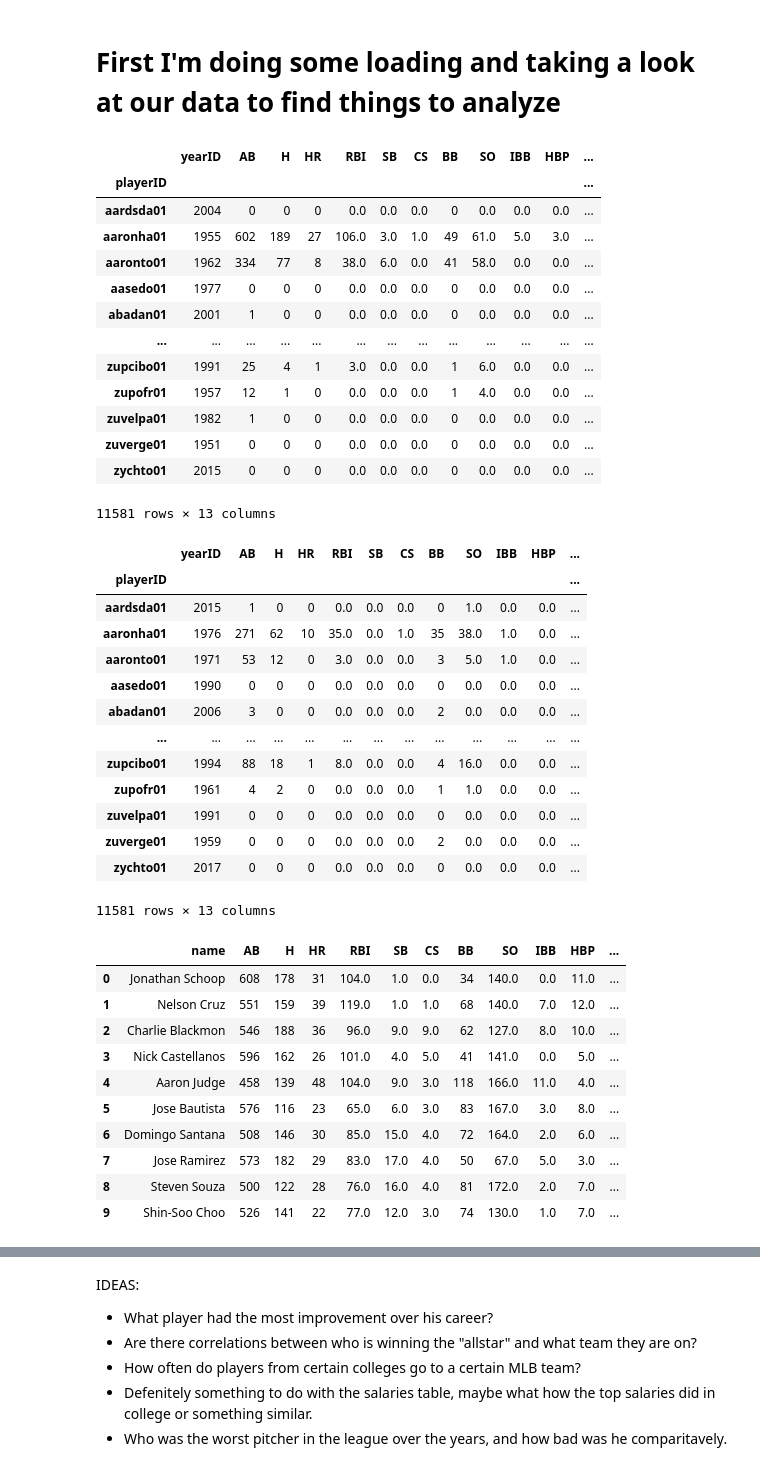
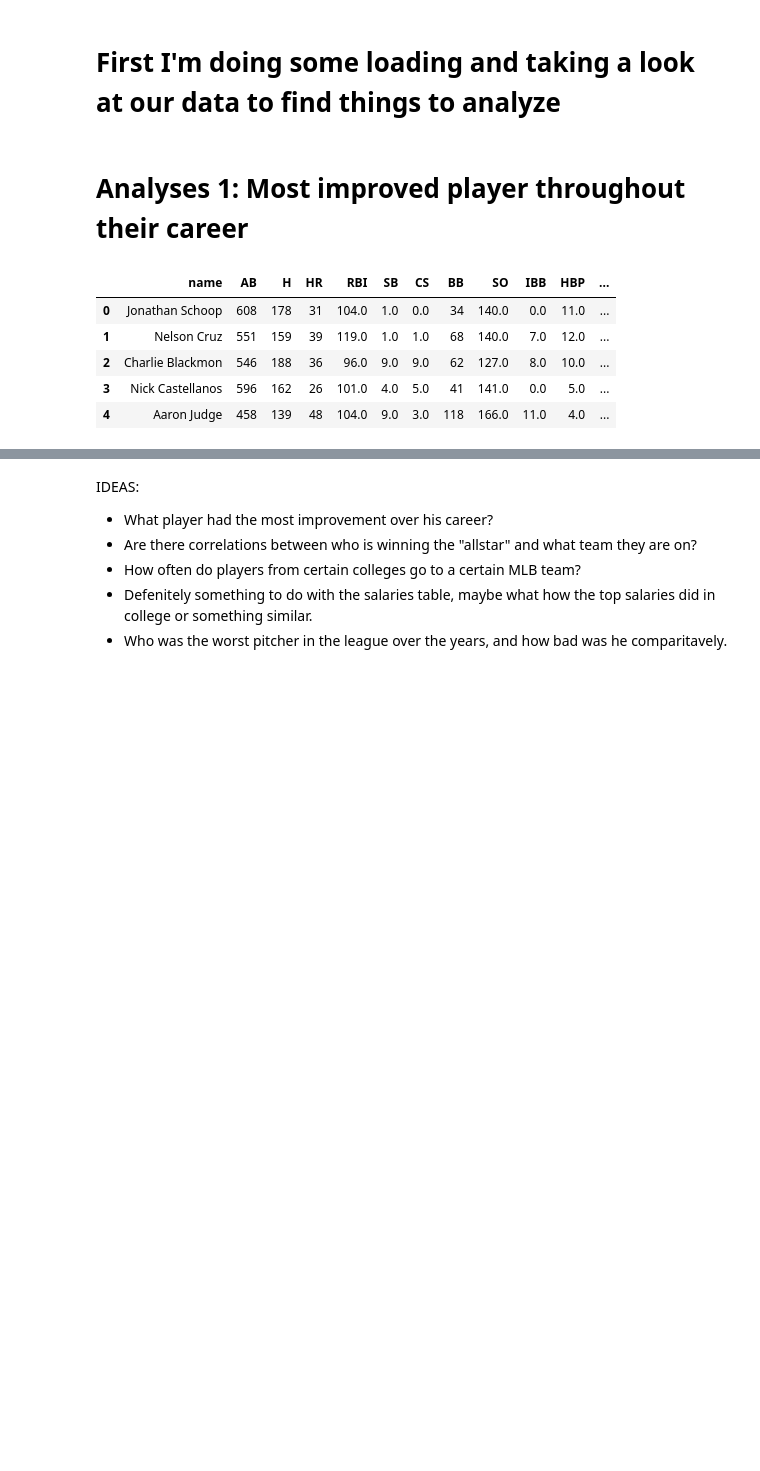
Before and after one commit to Treyson-Grange/cs5830_project1, a Jupyter notebook: project1.ipynb, the cells around one changed output, grey strips where cells are left out. Cells and saved outputs as stored; diff of their text form; code cells hidden in the pictures; blank space fills up the shorter version.

Commit message:
analyses 1

```diff
--- a/project1.ipynb
+++ b/project1.ipynb
@@ -90,6 +90,8 @@ import matplotlib.pyplot as plt
 # teamsHalf = pd.read_csv('baseball/core/TeamsHalf.csv')
 # display(teamsHalf.head())
 #Thanks copilot!
+# %% [markdown]
+# Analyses 1: Most improved player throughout their career
 # %%
 # AB = At Bats
 # H = Hits
@@ -137,70 +139,37 @@ battingFirstLast['SF'] = battingFirstLast['SF_y'] - battingFirstLast['SF_x']
 #rid more columns
 battingFirstLast = battingFirstLast[['AB', 'H', 'HR', 'RBI', 'SB', 'CS', 'BB', 'SO', 'IBB', 'HBP', 'SH', 'SF']]
 
 battingFirstLast['Sum'] = battingFirstLast.sum(axis=1)
 
 #sort
 battingFirstLast = battingFirstLast.sort_values(by=['Sum'], ascending=False)
 battingFirstLast = battingFirstLast.drop(columns=['Sum'])
 
 #get name
 people = pd.read_csv('baseball/core/People.csv')
 
 #merge with names
 battingFirstLastName = pd.merge(battingFirstLast, people, on='playerID')
 
 battingFirstLastName = battingFirstLastName[['nameFirst', 'nameLast', 'AB', 'H', 'HR', 'RBI', 'SB', 'CS', 'BB', 'SO', 'IBB', 'HBP', 'SH', 'SF']]
 
 #show top 10
-battingFirstLastName = battingFirstLastName.head(10)
+battingFirstLastName = battingFirstLastName.head(5)
 
 #getnames
 battingFirstLastName['nameFirst'] = battingFirstLastName['nameFirst'] + ' '
 battingFirstLastName['nameLast'] = battingFirstLastName['nameLast'] + ' '
 battingFirstLastName['name'] = battingFirstLastName['nameFirst'] + battingFirstLastName['nameLast']
 
 # Now let's get rid of the columns we don't need
 battingFirstLastName = battingFirstLastName[['name', 'AB', 'H', 'HR', 'RBI', 'SB', 'CS', 'BB', 'SO', 'IBB', 'HBP', 'SH', 'SF']]
 display(battingFirstLastName)
 
 #now lets make a graph using seaborn
 # %% [output]
-|  | yearID | AB | H | HR | RBI | SB | CS | BB | SO | IBB | HBP | ... |
-| playerID |  |  |  |  |  |  |  |  |  |  |  | ... |
-| aardsda01 | 2004 | 0 | 0 | 0 | 0.0 | 0.0 | 0.0 | 0 | 0.0 | 0.0 | 0.0 | ... |
-| aaronha01 | 1955 | 602 | 189 | 27 | 106.0 | 3.0 | 1.0 | 49 | 61.0 | 5.0 | 3.0 | ... |
-| aaronto01 | 1962 | 334 | 77 | 8 | 38.0 | 6.0 | 0.0 | 41 | 58.0 | 0.0 | 0.0 | ... |
-| aasedo01 | 1977 | 0 | 0 | 0 | 0.0 | 0.0 | 0.0 | 0 | 0.0 | 0.0 | 0.0 | ... |
-| abadan01 | 2001 | 1 | 0 | 0 | 0.0 | 0.0 | 0.0 | 0 | 0.0 | 0.0 | 0.0 | ... |
-| ... | ... | ... | ... | ... | ... | ... | ... | ... | ... | ... | ... | ... |
-| zupcibo01 | 1991 | 25 | 4 | 1 | 3.0 | 0.0 | 0.0 | 1 | 6.0 | 0.0 | 0.0 | ... |
-| zupofr01 | 1957 | 12 | 1 | 0 | 0.0 | 0.0 | 0.0 | 1 | 4.0 | 0.0 | 0.0 | ... |
-| zuvelpa01 | 1982 | 1 | 0 | 0 | 0.0 | 0.0 | 0.0 | 0 | 0.0 | 0.0 | 0.0 | ... |
-| zuverge01 | 1951 | 0 | 0 | 0 | 0.0 | 0.0 | 0.0 | 0 | 0.0 | 0.0 | 0.0 | ... |
-| zychto01 | 2015 | 0 | 0 | 0 | 0.0 | 0.0 | 0.0 | 0 | 0.0 | 0.0 | 0.0 | ... |
+|  | name | AB | H | HR | RBI | SB | CS | BB | SO | IBB | HBP | ... |
+| 0 | Jonathan Schoop | 608 | 178 | 31 | 104.0 | 1.0 | 0.0 | 34 | 140.0 | 0.0 | 11.0 | ... |
+| 1 | Nelson Cruz | 551 | 159 | 39 | 119.0 | 1.0 | 1.0 | 68 | 140.0 | 7.0 | 12.0 | ... |
+| 2 | Charlie Blackmon | 546 | 188 | 36 | 96.0 | 9.0 | 9.0 | 62 | 127.0 | 8.0 | 10.0 | ... |
+| 3 | Nick Castellanos | 596 | 162 | 26 | 101.0 | 4.0 | 5.0 | 41 | 141.0 | 0.0 | 5.0 | ... |
+| 4 | Aaron Judge | 458 | 139 | 48 | 104.0 | 9.0 | 3.0 | 118 | 166.0 | 11.0 | 4.0 | ... |
-11581 rows × 13 columns
-|  | yearID | AB | H | HR | RBI | SB | CS | BB | SO | IBB | HBP | ... |
-| playerID |  |  |  |  |  |  |  |  |  |  |  | ... |
-| aardsda01 | 2015 | 1 | 0 | 0 | 0.0 | 0.0 | 0.0 | 0 | 1.0 | 0.0 | 0.0 | ... |
-| aaronha01 | 1976 | 271 | 62 | 10 | 35.0 | 0.0 | 1.0 | 35 | 38.0 | 1.0 | 0.0 | ... |
-| aaronto01 | 1971 | 53 | 12 | 0 | 3.0 | 0.0 | 0.0 | 3 | 5.0 | 1.0 | 0.0 | ... |
-| aasedo01 | 1990 | 0 | 0 | 0 | 0.0 | 0.0 | 0.0 | 0 | 0.0 | 0.0 | 0.0 | ... |
-| abadan01 | 2006 | 3 | 0 | 0 | 0.0 | 0.0 | 0.0 | 2 | 0.0 | 0.0 | 0.0 | ... |
-| ... | ... | ... | ... | ... | ... | ... | ... | ... | ... | ... | ... | ... |
-| zupcibo01 | 1994 | 88 | 18 | 1 | 8.0 | 0.0 | 0.0 | 4 | 16.0 | 0.0 | 0.0 | ... |
-| zupofr01 | 1961 | 4 | 2 | 0 | 0.0 | 0.0 | 0.0 | 1 | 1.0 | 0.0 | 0.0 | ... |
-| zuvelpa01 | 1991 | 0 | 0 | 0 | 0.0 | 0.0 | 0.0 | 0 | 0.0 | 0.0 | 0.0 | ... |
-| zuverge01 | 1959 | 0 | 0 | 0 | 0.0 | 0.0 | 0.0 | 2 | 0.0 | 0.0 | 0.0 | ... |
-| zychto01 | 2017 | 0 | 0 | 0 | 0.0 | 0.0 | 0.0 | 0 | 0.0 | 0.0 | 0.0 | ... |
-11581 rows × 13 columns
-|  | name | AB | H | HR | RBI | SB | CS | BB | SO | IBB | HBP | ... |
-| 0 | Jonathan Schoop | 608 | 178 | 31 | 104.0 | 1.0 | 0.0 | 34 | 140.0 | 0.0 | 11.0 | ... |
-| 1 | Nelson Cruz | 551 | 159 | 39 | 119.0 | 1.0 | 1.0 | 68 | 140.0 | 7.0 | 12.0 | ... |
-| 2 | Charlie Blackmon | 546 | 188 | 36 | 96.0 | 9.0 | 9.0 | 62 | 127.0 | 8.0 | 10.0 | ... |
-| 3 | Nick Castellanos | 596 | 162 | 26 | 101.0 | 4.0 | 5.0 | 41 | 141.0 | 0.0 | 5.0 | ... |
-| 4 | Aaron Judge | 458 | 139 | 48 | 104.0 | 9.0 | 3.0 | 118 | 166.0 | 11.0 | 4.0 | ... |
-| 5 | Jose Bautista | 576 | 116 | 23 | 65.0 | 6.0 | 3.0 | 83 | 167.0 | 3.0 | 8.0 | ... |
-| 6 | Domingo Santana | 508 | 146 | 30 | 85.0 | 15.0 | 4.0 | 72 | 164.0 | 2.0 | 6.0 | ... |
-| 7 | Jose Ramirez | 573 | 182 | 29 | 83.0 | 17.0 | 4.0 | 50 | 67.0 | 5.0 | 3.0 | ... |
-| 8 | Steven Souza | 500 | 122 | 28 | 76.0 | 16.0 | 4.0 | 81 | 172.0 | 2.0 | 7.0 | ... |
-| 9 | Shin-Soo Choo | 526 | 141 | 22 | 77.0 | 12.0 | 3.0 | 74 | 130.0 | 1.0 | 7.0 | ... |
```
Also changed, not shown: parts of 4 cells of this notebook.
